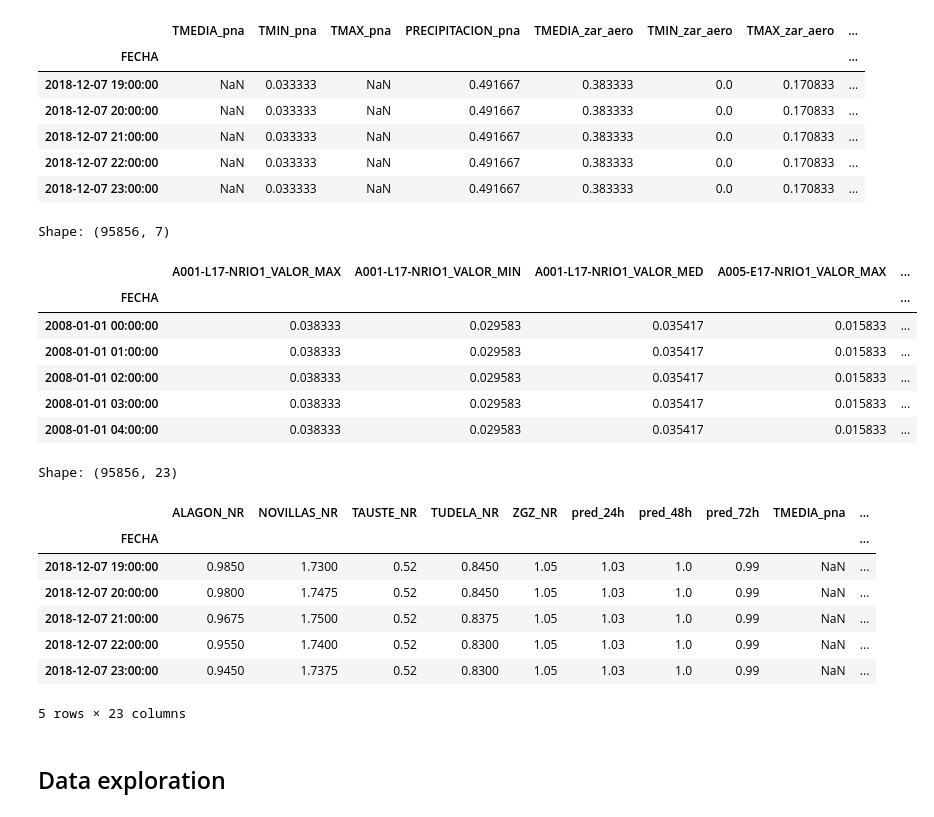
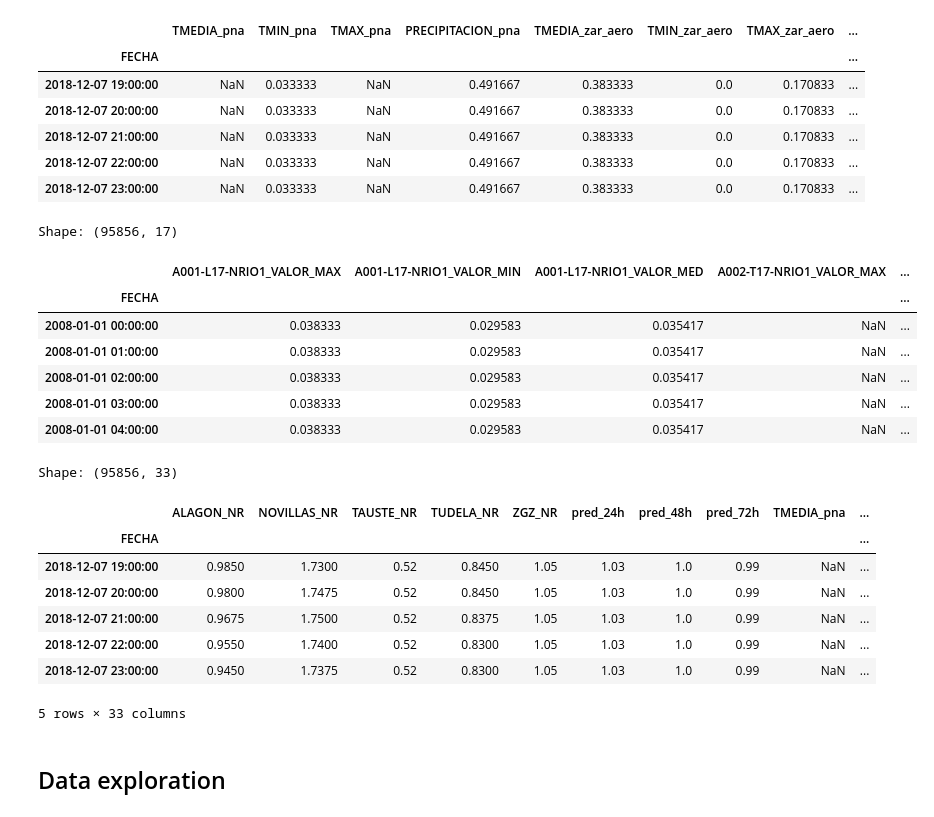
Before and after one commit to mlopezcaballero/Apsu, a Jupyter notebook: notebooks/1.1-mlc-train-model.ipynb, the cells around one changed output. Drawn from its saved outputs; the diff is of its cells as text; code cells hidden in the pictures.

```diff
--- a/notebooks/1.1-mlc-train-model.ipynb
+++ b/notebooks/1.1-mlc-train-model.ipynb
@@ -137,23 +137,23 @@ Shape: (95856, 8)
 # %%
 # Load data from SAHIEBRO
 path_ebro = '../data/SAIHEBRO/'
-features = ['AFORO', 'PRECIPITACION/']
-stations = ['A001', 'A005']
-variables = ['NRIO1', 'PACUM']
+features = ['AFORO', 'PRECIPITACION', 'TEMPERATURA']
+stations = ['A001', 'A002', 'A005', 'A011', 'EM75']
+variables = ['NRIO1', 'PACUM', 'TEMPE']
 
 df_ebro = md.load_ebro(path_ebro, features, stations, variables, start, end)
 
 print('Shape:', df_ebro.shape)
 display(df_ebro.head())
 # %% [output]
-Shape: (95856, 7)
+Shape: (95856, 17)
-|  | A001-L17-NRIO1_VALOR_MAX | A001-L17-NRIO1_VALOR_MIN | A001-L17-NRIO1_VALOR_MED | A005-E17-NRIO1_VALOR_MAX | ... |
+|  | A001-L17-NRIO1_VALOR_MAX | A001-L17-NRIO1_VALOR_MIN | A001-L17-NRIO1_VALOR_MED | A002-T17-NRIO1_VALOR_MAX | ... |
 | FECHA |  |  |  |  | ... |
-| 2008-01-01 00:00:00 | 0.038333 | 0.029583 | 0.035417 | 0.015833 | ... |
-| 2008-01-01 01:00:00 | 0.038333 | 0.029583 | 0.035417 | 0.015833 | ... |
-| 2008-01-01 02:00:00 | 0.038333 | 0.029583 | 0.035417 | 0.015833 | ... |
-| 2008-01-01 03:00:00 | 0.038333 | 0.029583 | 0.035417 | 0.015833 | ... |
-| 2008-01-01 04:00:00 | 0.038333 | 0.029583 | 0.035417 | 0.015833 | ... |
+| 2008-01-01 00:00:00 | 0.038333 | 0.029583 | 0.035417 | NaN | ... |
+| 2008-01-01 01:00:00 | 0.038333 | 0.029583 | 0.035417 | NaN | ... |
+| 2008-01-01 02:00:00 | 0.038333 | 0.029583 | 0.035417 | NaN | ... |
+| 2008-01-01 03:00:00 | 0.038333 | 0.029583 | 0.035417 | NaN | ... |
+| 2008-01-01 04:00:00 | 0.038333 | 0.029583 | 0.035417 | NaN | ... |
 # %%
 # Concatenate both data frames
 df = pd.concat([df_raw, df_meteo, df_ebro], axis=1)
@@ -162,7 +162,7 @@ df = pd.concat([df_raw, df_meteo, df_ebro], axis=1)
 print('Shape:', df.shape)
 display(df.tail())
 # %% [output]
-Shape: (95856, 23)
+Shape: (95856, 33)
 |  | ALAGON_NR | NOVILLAS_NR | TAUSTE_NR | TUDELA_NR | ZGZ_NR | pred_24h | pred_48h | pred_72h | TMEDIA_pna | ... |
 | FECHA |  |  |  |  |  |  |  |  |  | ... |
 | 2018-12-07 19:00:00 | 0.9850 | 1.7300 | 0.52 | 0.8450 | 1.05 | 1.03 | 1.0 | 0.99 | NaN | ... |
@@ -170,7 +170,7 @@ Shape: (95856, 23)
 | 2018-12-07 21:00:00 | 0.9675 | 1.7500 | 0.52 | 0.8375 | 1.05 | 1.03 | 1.0 | 0.99 | NaN | ... |
 | 2018-12-07 22:00:00 | 0.9550 | 1.7400 | 0.52 | 0.8300 | 1.05 | 1.03 | 1.0 | 0.99 | NaN | ... |
 | 2018-12-07 23:00:00 | 0.9450 | 1.7375 | 0.52 | 0.8300 | 1.05 | 1.03 | 1.0 | 0.99 | NaN | ... |
-5 rows × 23 columns
+5 rows × 33 columns
 # %% [markdown]
 ## Data exploration <a class="anchor" id="second-bullet"></a>
 # %%
```
Also changed, not shown: parts of 12 cells of this notebook.
